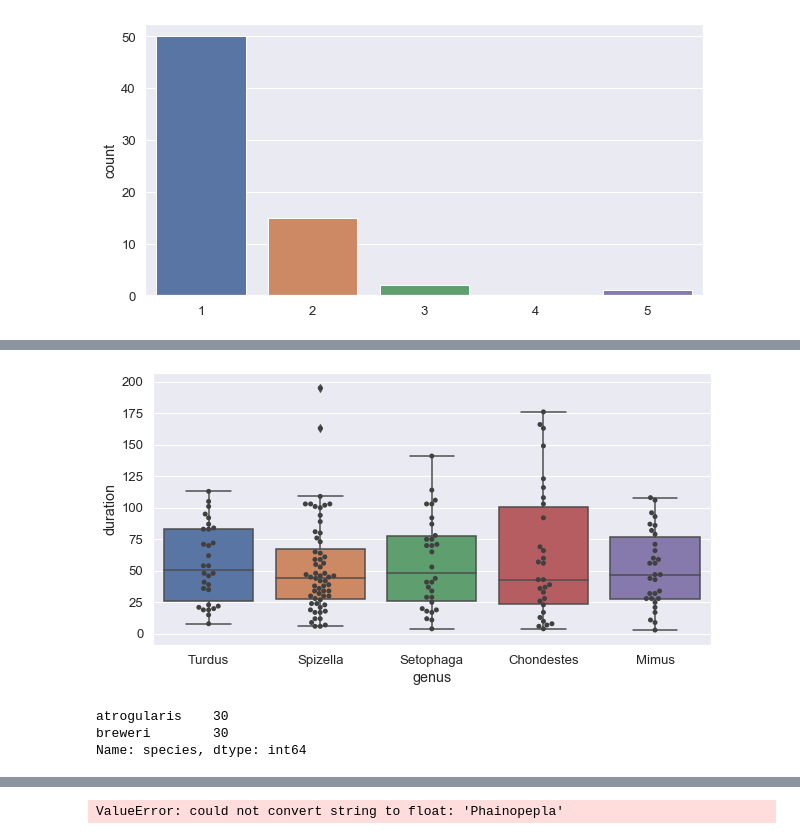
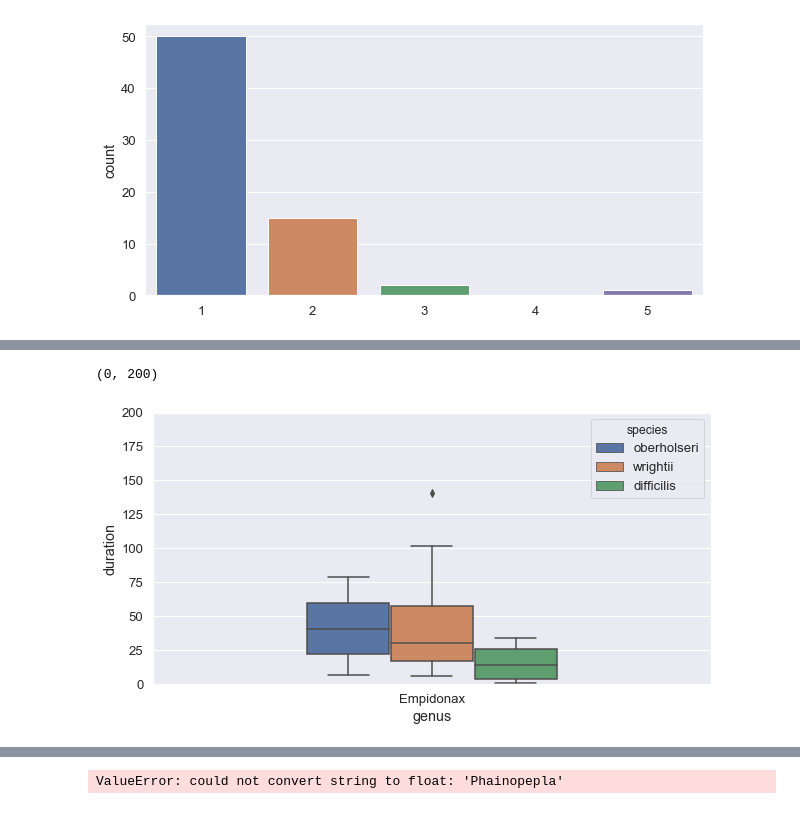
Before and after one commit to awyeh64/Bird-Songs, a Jupyter notebook: Avian-Vocalization.ipynb, the cells around one changed output, grey strips where cells are left out. Drawn from its saved outputs; the diff is of its cells as text; code cells hidden in the pictures.

```diff
--- a/Avian-Vocalization.ipynb
+++ b/Avian-Vocalization.ipynb
@@ -216,12 +233,8 @@ means
 # %%
+# Showcasing #2
 fig, ax1 = plt.subplots(figsize = (10,5))
-ax1 = sns.boxplot(x=df['genus'].where(df['genus'].isin(means['genus'])), y=df['duration'])
-ax1 = sns.swarmplot(x=df['genus'].where(df['genus'].isin(means['genus'])), y=df['duration'], color=".25")
+ax1 = sns.boxplot(x=df['genus'].where(df['genus'] == 'Empidonax'), y=df['duration'], hue=df['species'].loc[df['genus'] == 'Empidonax'], width = 0.45)
+plt.ylim(0, 200)
 # %% [output]
+(0, 200)
-[figure, old version]
+[figure, new version]
-# %%
-df.loc[df['genus'] == 'Spizella']['species'].value_counts()
-# %% [output]
-atrogularis    30
-breweri        30
-Name: species, dtype: int64
```
Also changed, not shown: parts of 11 cells of this notebook.
